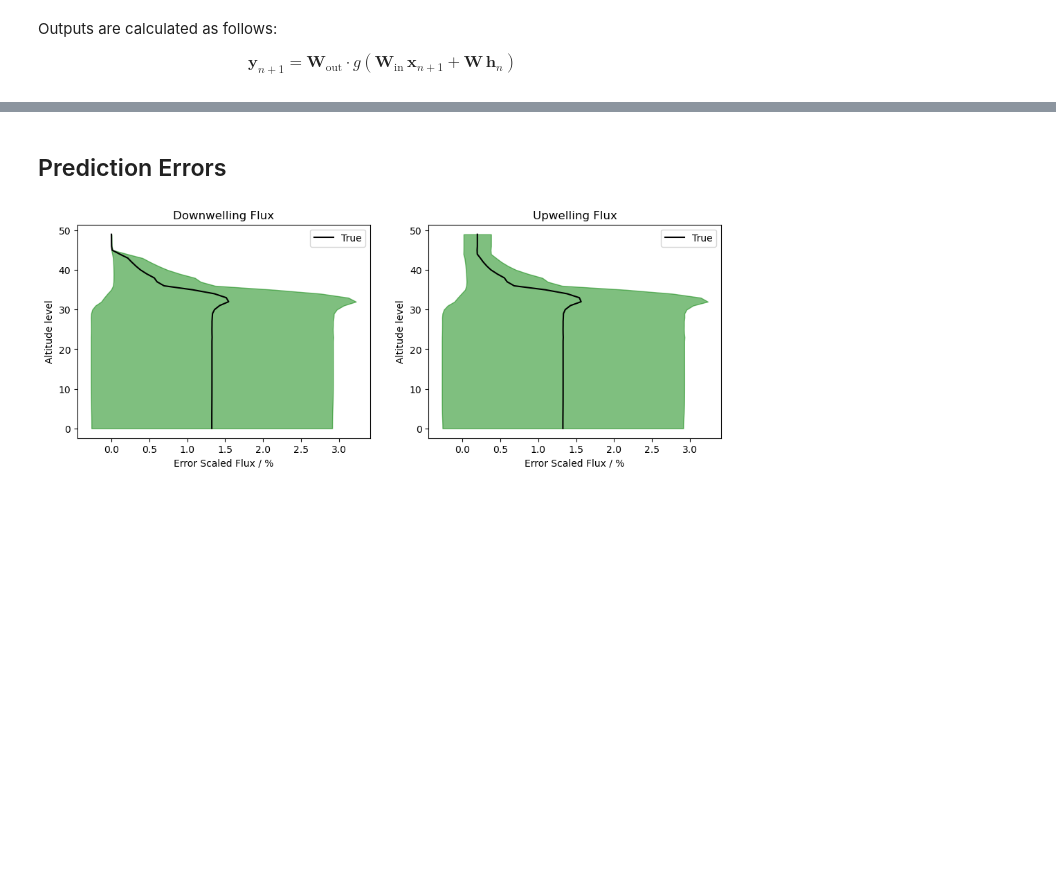
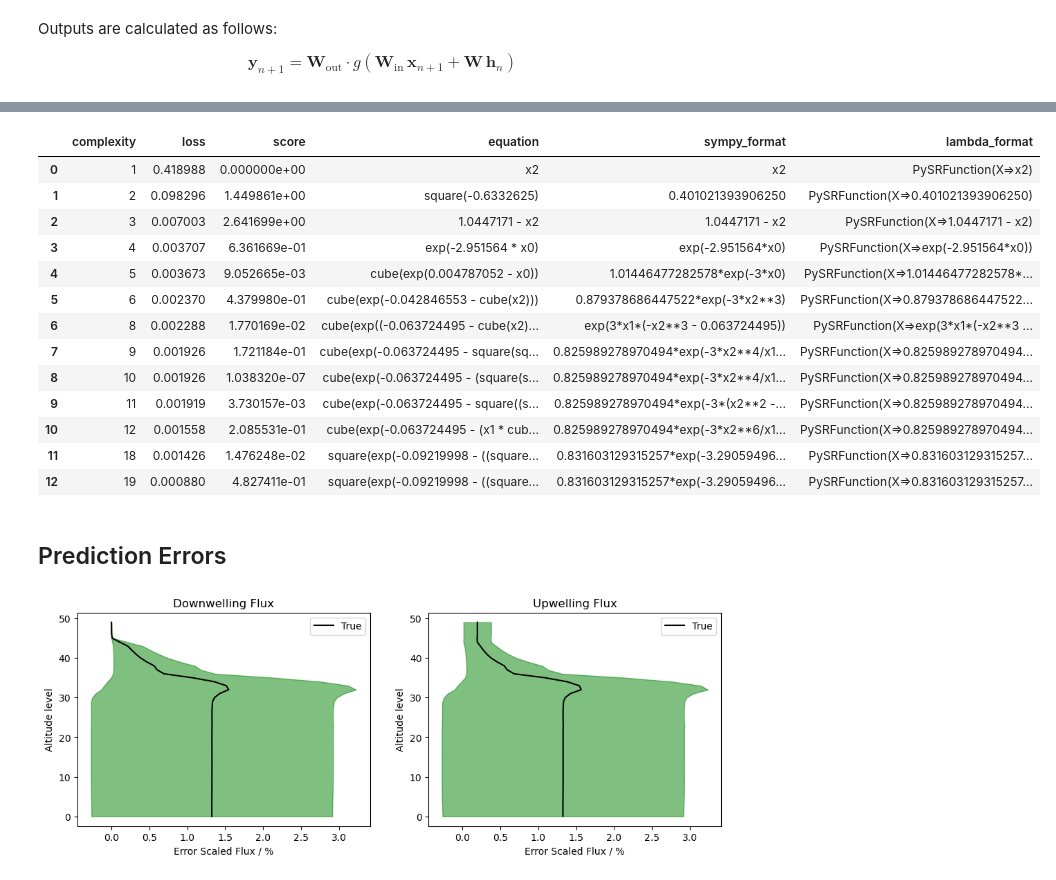
Before and after one commit to ttahseen/oasis-rt-surrogate, a Jupyter notebook: elm copy.ipynb, the cells around one changed output, grey strips where cells are left out. Cells and saved outputs as stored; diff of their text form; code cells hidden in the pictures; blank space fills up the shorter version.

```diff
--- a/elm copy.ipynb
+++ b/elm copy.ipynb
@@ -485,3 +489,20 @@ Outputs are calculated as follows:
 $$
 \textbf{y}_{n+1} = \textbf{W}_{\text{out}} \cdot g(\textbf{W}_{\text{in}} \, \textbf{x}_{n+1} + \textbf{W}\, \textbf{h}_n)
 $$
+# %%
+from pysr import PySRRegressor
+
+model = PySRRegressor(
+    niterations=40,  # < Increase me for better results
+    binary_operators=["*", "+", "-", "/"],
+    unary_operators=["square", "cube", "exp"],
+    extra_sympy_mappings={"inv": lambda x: 1 / x},
+    # ^ Define operator for SymPy as well
+    elementwise_loss="loss(prediction, target) = (prediction - target)^2",
+    # ^ Custom loss function (julia syntax)
+)
+
+X_pysr = X_test_reshape[:, 20:, :].reshape((3, 30*49)).T
+Y_pysr = Y_test_reshape[:, 20:, :].reshape((2, 30*49)).T
+
+model.fit(X_pysr, Y_pysr)
@@ -488,3 +547,20 @@ $$
+# %%
+model.equations_[1]
+# %% [output]
+|  | complexity | loss | score | equation | sympy_format | lambda_format |
+| 0 | 1 | 0.418988 | 0.000000e+00 | x2 | x2 | PySRFunction(X=>x2) |
+| 1 | 2 | 0.098296 | 1.449861e+00 | square(-0.6332625) | 0.401021393906250 | PySRFunction(X=>0.401021393906250) |
+| 2 | 3 | 0.007003 | 2.641699e+00 | 1.0447171 - x2 | 1.0447171 - x2 | PySRFunction(X=>1.0447171 - x2) |
+| 3 | 4 | 0.003707 | 6.361669e-01 | exp(-2.951564 * x0) | exp(-2.951564*x0) | PySRFunction(X=>exp(-2.951564*x0)) |
+| 4 | 5 | 0.003673 | 9.052665e-03 | cube(exp(0.004787052 - x0)) | 1.01446477282578*exp(-3*x0) | PySRFunction(X=>1.01446477282578*... |
+| 5 | 6 | 0.002370 | 4.379980e-01 | cube(exp(-0.042846553 - cube(x2))) | 0.879378686447522*exp(-3*x2**3) | PySRFunction(X=>0.879378686447522... |
+| 6 | 8 | 0.002288 | 1.770169e-02 | cube(exp((-0.063724495 - cube(x2)... | exp(3*x1*(-x2**3 - 0.063724495)) | PySRFunction(X=>exp(3*x1*(-x2**3 ... |
+| 7 | 9 | 0.001926 | 1.721184e-01 | cube(exp(-0.063724495 - square(sq... | 0.825989278970494*exp(-3*x2**4/x1... | PySRFunction(X=>0.825989278970494... |
+| 8 | 10 | 0.001926 | 1.038320e-07 | cube(exp(-0.063724495 - (square(s... | 0.825989278970494*exp(-3*x2**4/x1... | PySRFunction(X=>0.825989278970494... |
+| 9 | 11 | 0.001919 | 3.730157e-03 | cube(exp(-0.063724495 - square((s... | 0.825989278970494*exp(-3*(x2**2 -... | PySRFunction(X=>0.825989278970494... |
+| 10 | 12 | 0.001558 | 2.085531e-01 | cube(exp(-0.063724495 - (x1 * cub... | 0.825989278970494*exp(-3*x2**6/x1... | PySRFunction(X=>0.825989278970494... |
+| 11 | 18 | 0.001426 | 1.476248e-02 | square(exp(-0.09219998 - ((square... | 0.831603129315257*exp(-3.29059496... | PySRFunction(X=>0.831603129315257... |
+| 12 | 19 | 0.000880 | 4.827411e-01 | square(exp(-0.09219998 - ((square... | 0.831603129315257*exp(-3.29059496... | PySRFunction(X=>0.831603129315257... |
 # %% [markdown]
 ## Prediction Errors
 # %%
```
Also changed, not shown: parts of 2 cells of this notebook.
